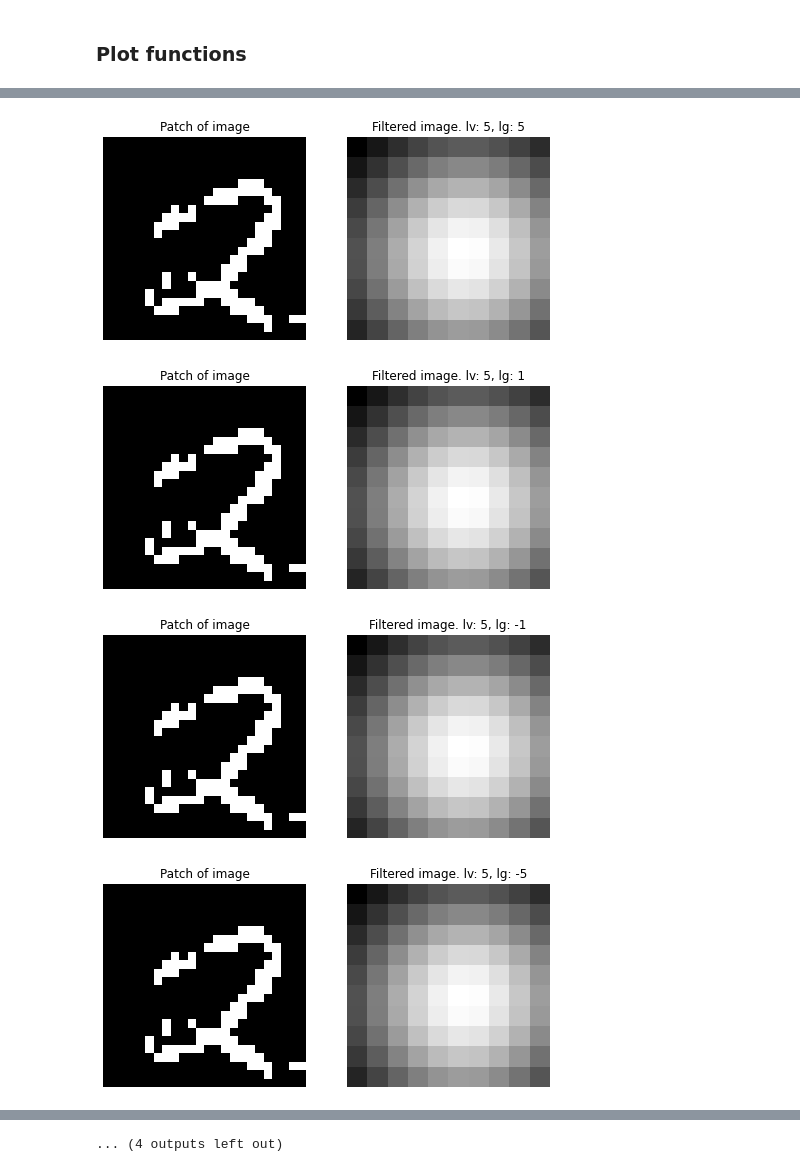
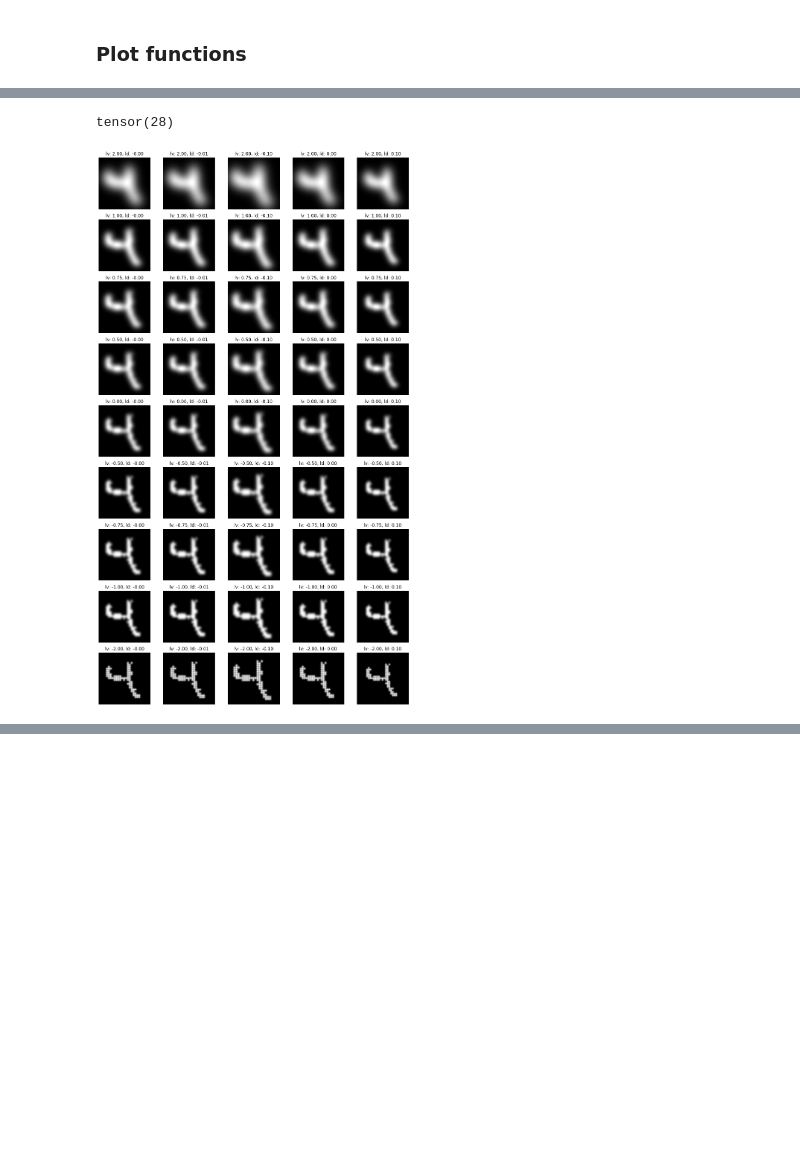
Before and after one commit to simonamtoft/recurrence-and-attention-latent-variable-models, a Jupyter notebook: notebooks/A Look at Attention.ipynb, the cells around one changed output, grey strips where cells are left out. Drawn from its saved outputs; the diff is of its cells as text; code cells hidden in the pictures; blank space fills up the shorter version.

```diff
--- a/notebooks/A Look at Attention.ipynb
+++ b/notebooks/A Look at Attention.ipynb
@@ -13,10 +13,6 @@ sys.path.append("../")
 
 # setup GPU
 cuda = torch.cuda.is_available()
-device = torch.device("cuda:0" if cuda else "cpu")
+device = torch.device("cuda" if cuda else "cpu")
 print(device)
-
-# autoreload
-%load_ext autoreload
-%autoreload 2
 # %% [output]
@@ -103,7 +79,7 @@ def crop_img(img, xr, yr):
 ### Function to apply filters to the cropped image
 # %%
 def filter_img(img, F_X, F_Y, log_gamma):
-    return np.exp(log_gamma) * F_Y @ img @ F_X.T
+    return torch.exp(log_gamma) * torch.matmul(torch.matmul(F_Y, img), F_X.T)
 # %% [markdown]
 # Load image data (MNIST)
 # %%
@@ -192,7 +165,7 @@ def plot_filteredimg(img, F_X, F_Y, log_gamma, title="Filtered image"):
 # %%
 # Pick a single image
-img = images[0].numpy()[0]
-plt.imshow(img, cmap='gray')
+img = images[0][0].to(device)
+plt.imshow(img.cpu(), cmap='gray')
 plt.axis('off')
 plt.show()
 # %% [output]
@@ -200,25 +173,31 @@ plt.show()
 # %%
 # Define parameters
-A = 28
-B = 28
-N = 10    # resolution of filters
+A = img.shape[0]
+B = img.shape[1]
+N = 100    # resolution of filters
 gt_X = 0  # x-focus
 gt_Y = 0  # y-focus
 
-log_dt = -0.001
-log_var = [5, 1, -1, -5]
-log_g = [5, 1, -1, -5]
+log_dt = torch.tensor([-0.001, -0.01, -0.1, 0, 0.1])
+log_var = torch.tensor([2, 1, 0.75, 0.5, 0, -0.5, -0.75, -1, -2]) # , -2, -3
+# log_g = [5, 1, -1, -5]
+lg = torch.tensor([0]).to(device)
+
+Ni = len(log_var)
+Nj = len(log_dt) #len(log_g)
+# %%
+torch.max(torch.tensor(img.shape))
+# %% [output]
+tensor(28)
 # %%
 # Iterate over
-for lv in log_var:
-    for lg in log_g:
-        title = f"Filtered image. lv: {lv}, lg: {lg}"
-        F_X, F_Y, xr, yr = compute_filterbank(A, B, lv, gt_X, gt_Y, log_dt, N)
-        img_focus = crop_img(img, xr, yr)
-        # plot_filterbanks(F_X, F_Y)
-        plot_filteredimg(img_focus, F_X, F_Y, lg, title)
+f, ax = plt.subplots(Ni, Nj, figsize=(Nj*3, Ni*3))
+for i, lv in enumerate(log_var):
+    for j, ld in enumerate(log_dt):
+    # for j, lg in enumerate(log_g):
+        title = "lv: {:.2f}, ld: {:.2f}".format(lv, ld)
+        F_X, F_Y = compute_filterbank(A, B, lv, gt_X, gt_Y, ld, N)
+        plot_filteredimg(ax[i,j], img.cpu(), F_X.cpu(), F_Y.cpu(), lg.cpu(), title)
+plt.show()
 # %% [output]
-[figure, old version]
+[figure, new version]
-[figure, removed]
-[figure, removed]
-[figure, removed]
@@ -233 +203,0 @@ for lv in log_var:
-... (4 outputs left out)
```
Also changed, not shown: parts of 10 cells of this notebook, 5 other files.
